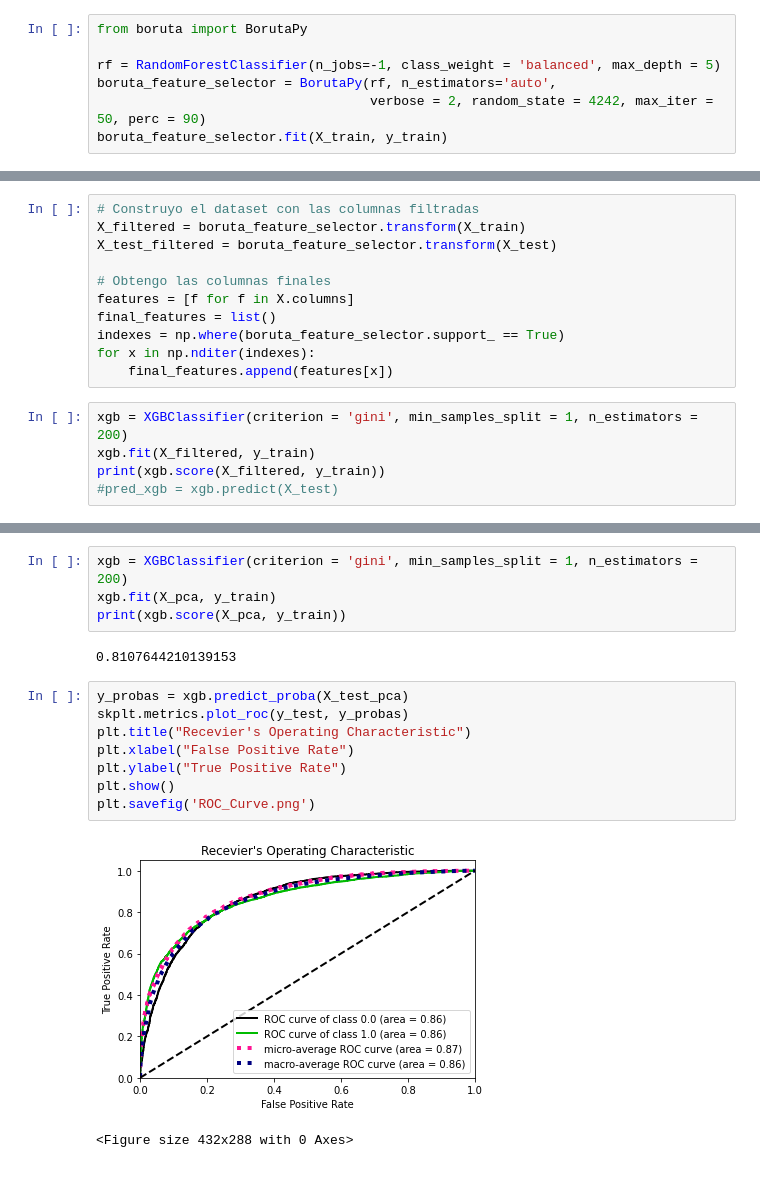
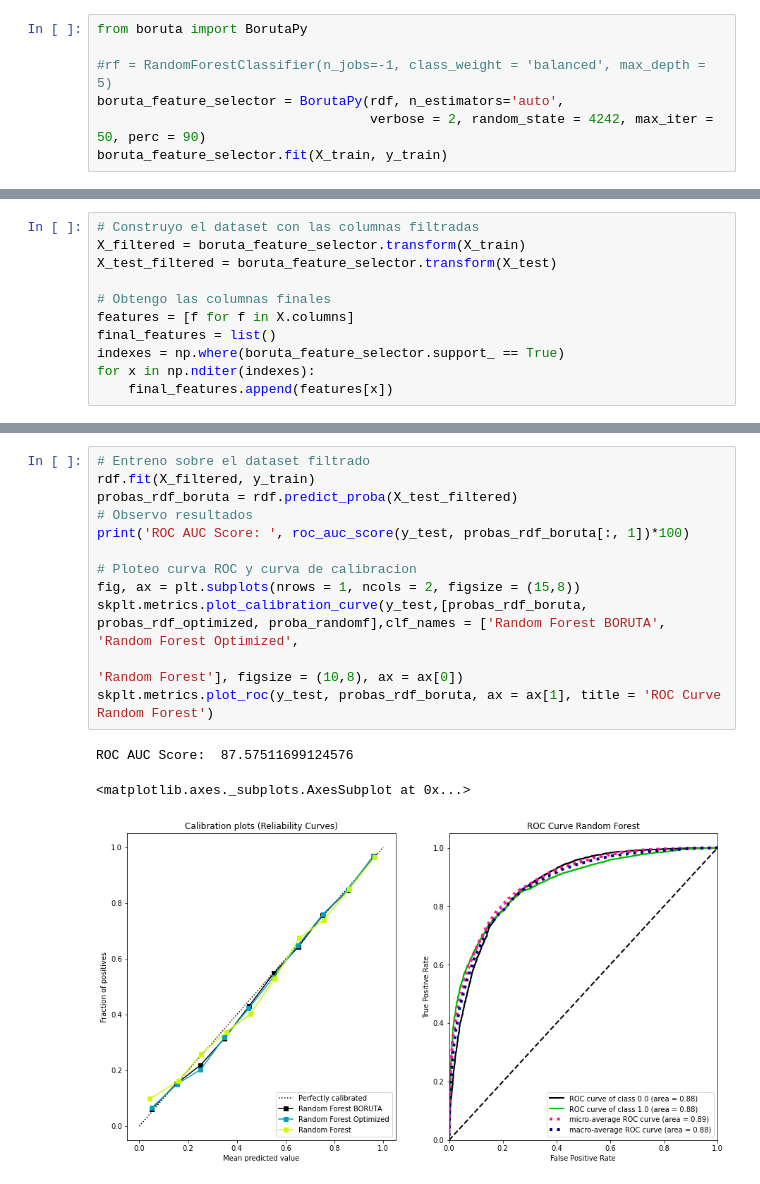
Before and after one commit to EmilianoLS/Data-Science, a Jupyter notebook: churn_model_meli/notebooks/churn_model.ipynb, the cells around one changed output, grey strips where cells are left out. Drawn from its saved outputs; the diff is of its cells as text.

```diff
--- a/churn_model_meli/notebooks/churn_model.ipynb
+++ b/churn_model_meli/notebooks/churn_model.ipynb
@@ -628,8 +632,8 @@ Successfully installed boruta-0.3
 # %%
 from boruta import BorutaPy
 
-rf = RandomForestClassifier(n_jobs=-1, class_weight = 'balanced', max_depth = 5)
-boruta_feature_selector = BorutaPy(rf, n_estimators='auto',
+#rf = RandomForestClassifier(n_jobs=-1, class_weight = 'balanced', max_depth = 5)
+boruta_feature_selector = BorutaPy(rdf, n_estimators='auto',
                                    verbose = 2, random_state = 4242, max_iter = 50, perc = 90)
 boruta_feature_selector.fit(X_train, y_train)
 # %% [output]
@@ -679,8 +682,3 @@ final_features = list()
 indexes = np.where(boruta_feature_selector.support_ == True)
 for x in np.nditer(indexes):
     final_features.append(features[x])
-# %%
-xgb = XGBClassifier(criterion = 'gini', min_samples_split = 1, n_estimators = 200)
-xgb.fit(X_filtered, y_train)
-print(xgb.score(X_filtered, y_train))
-#pred_xgb = xgb.predict(X_test)
@@ -707,17 +685,16 @@ X_test_pca = pca.transform(X_test_filtered)
-# %%
-xgb = XGBClassifier(criterion = 'gini', min_samples_split = 1, n_estimators = 200)
-xgb.fit(X_pca, y_train)
-print(xgb.score(X_pca, y_train))
-# %% [output]
-0.8107644210139153
-# %%
-y_probas = xgb.predict_proba(X_test_pca)
-skplt.metrics.plot_roc(y_test, y_probas)
-plt.title("Recevier's Operating Characteristic")
-plt.xlabel("False Positive Rate")
-plt.ylabel("True Positive Rate")
-plt.show()
-plt.savefig('ROC_Curve.png')
-# %% [output]
-[figure, removed]
-<Figure size 432x288 with 0 Axes>
+# %%
+# Entreno sobre el dataset filtrado
+rdf.fit(X_filtered, y_train)
+probas_rdf_boruta = rdf.predict_proba(X_test_filtered)
+# Observo resultados
+print('ROC AUC Score: ', roc_auc_score(y_test, probas_rdf_boruta[:, 1])*100)
+
+# Ploteo curva ROC y curva de calibracion
+fig, ax = plt.subplots(nrows = 1, ncols = 2, figsize = (15,8))
+skplt.metrics.plot_calibration_curve(y_test,[probas_rdf_boruta, probas_rdf_optimized, proba_randomf],clf_names = ['Random Forest BORUTA', 'Random Forest Optimized',
+                                                                                                                  'Random Forest'], figsize = (10,8), ax = ax[0])
+skplt.metrics.plot_roc(y_test, probas_rdf_boruta, ax = ax[1], title = 'ROC Curve Random Forest')
+# %% [output]
+ROC AUC Score:  87.57511699124576
+<matplotlib.axes._subplots.AxesSubplot at 0x...>
+[figure, added]
```
Also changed, not shown: parts of 17 cells of this notebook.
